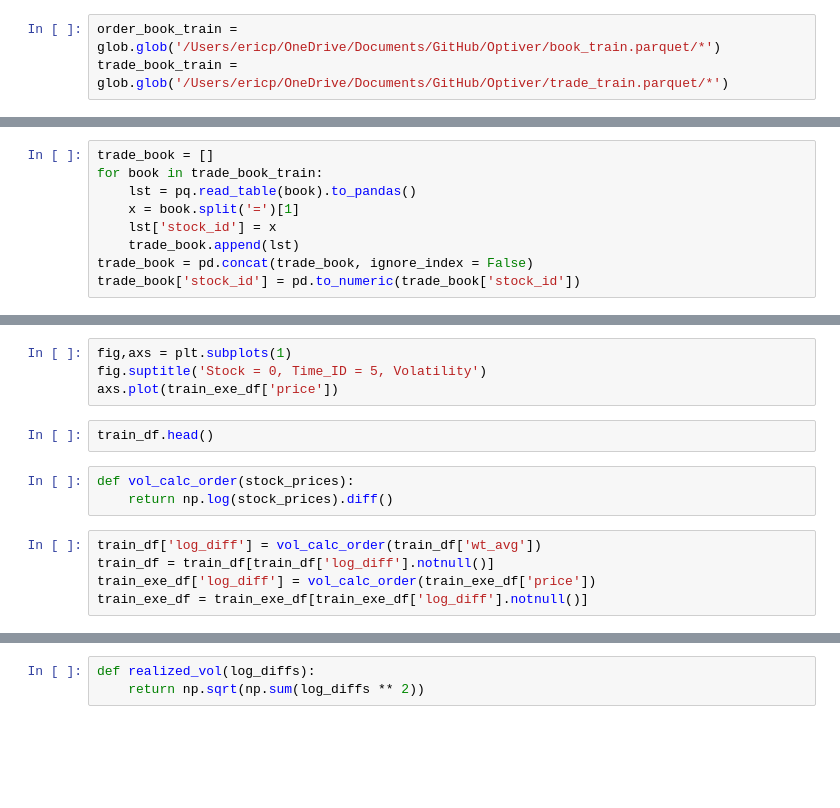
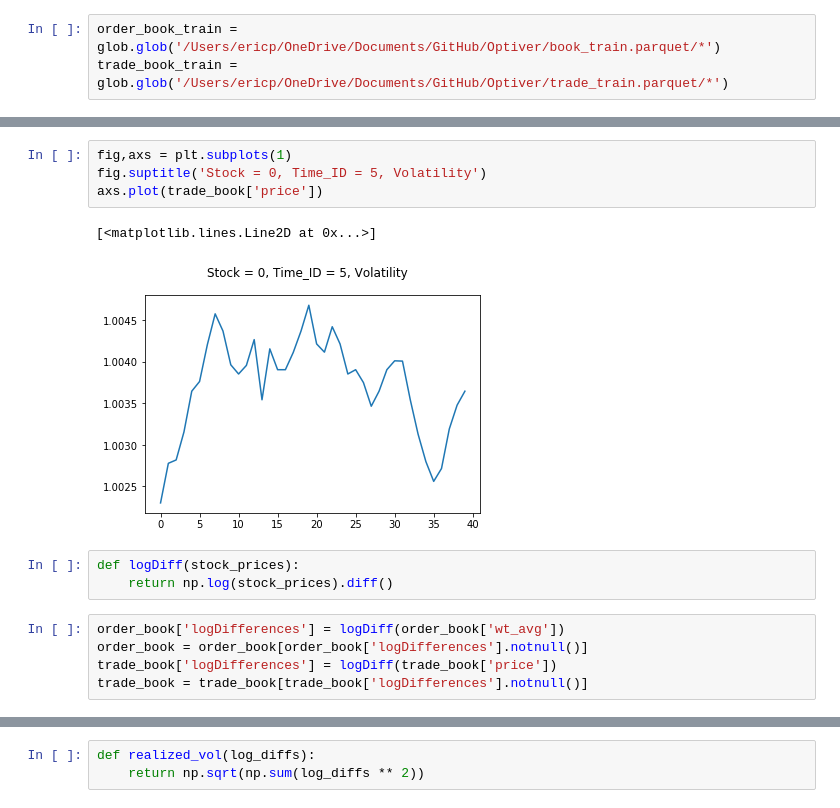
Before and after one commit to EricPPeterson/Optiver, a Jupyter notebook: Optiver.ipynb, the cells around one changed output, grey strips where cells are left out. Saved outputs shown, nothing was run; the diff lists cells and outputs as text; blank space fills up the shorter version.

```diff
--- a/Optiver.ipynb
+++ b/Optiver.ipynb
@@ -28,9 +18,0 @@ order_book['stock_id'] = pd.to_numeric(order_book['stock_id'])
-# %%
-trade_book = []
-for book in trade_book_train:
-    lst = pq.read_table(book).to_pandas()
-    x = book.split('=')[1]
-    lst['stock_id'] = x
-    trade_book.append(lst)
-trade_book = pd.concat(trade_book, ignore_index = False)
-trade_book['stock_id'] = pd.to_numeric(trade_book['stock_id'])
@@ -70,17 +78,18 @@ axs.plot(train_df['wt_avg'])
 # %%
 fig,axs = plt.subplots(1)
 fig.suptitle('Stock = 0, Time_ID = 5, Volatility')
-axs.plot(train_exe_df['price'])
+axs.plot(trade_book['price'])
+# %% [output]
+[<matplotlib.lines.Line2D at 0x...>]
+[figure, added]
-# %%
-train_df.head()
 # %%
-def vol_calc_order(stock_prices):
+def logDiff(stock_prices):
     return np.log(stock_prices).diff()
-# %%
-train_df['log_diff'] = vol_calc_order(train_df['wt_avg'])
-train_df = train_df[train_df['log_diff'].notnull()]
-train_exe_df['log_diff'] = vol_calc_order(train_exe_df['price'])
-train_exe_df = train_exe_df[train_exe_df['log_diff'].notnull()]
+# %%
+order_book['logDifferences'] = logDiff(order_book['wt_avg'])
+order_book = order_book[order_book['logDifferences'].notnull()]
+trade_book['logDifferences'] = logDiff(trade_book['price'])
+trade_book = trade_book[trade_book['logDifferences'].notnull()]
 # %%
 fig, axs = plt.subplots(1)
 fig.suptitle('Log Differences')
```
Also changed, not shown: parts of 26 cells of this notebook.
